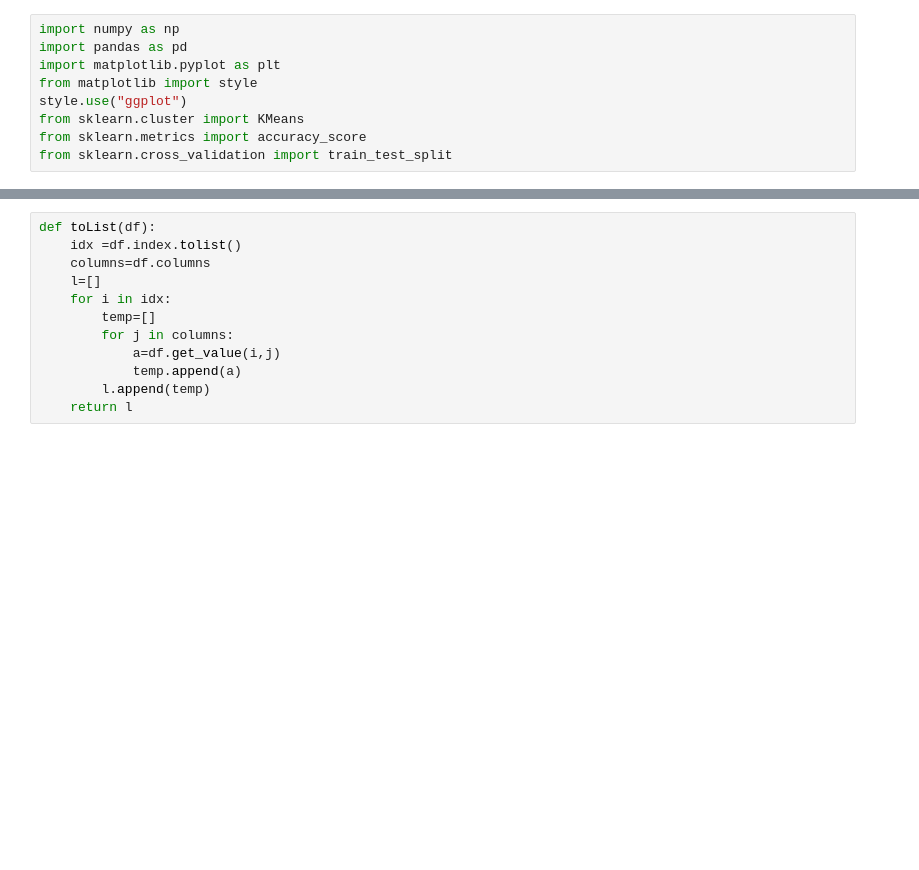
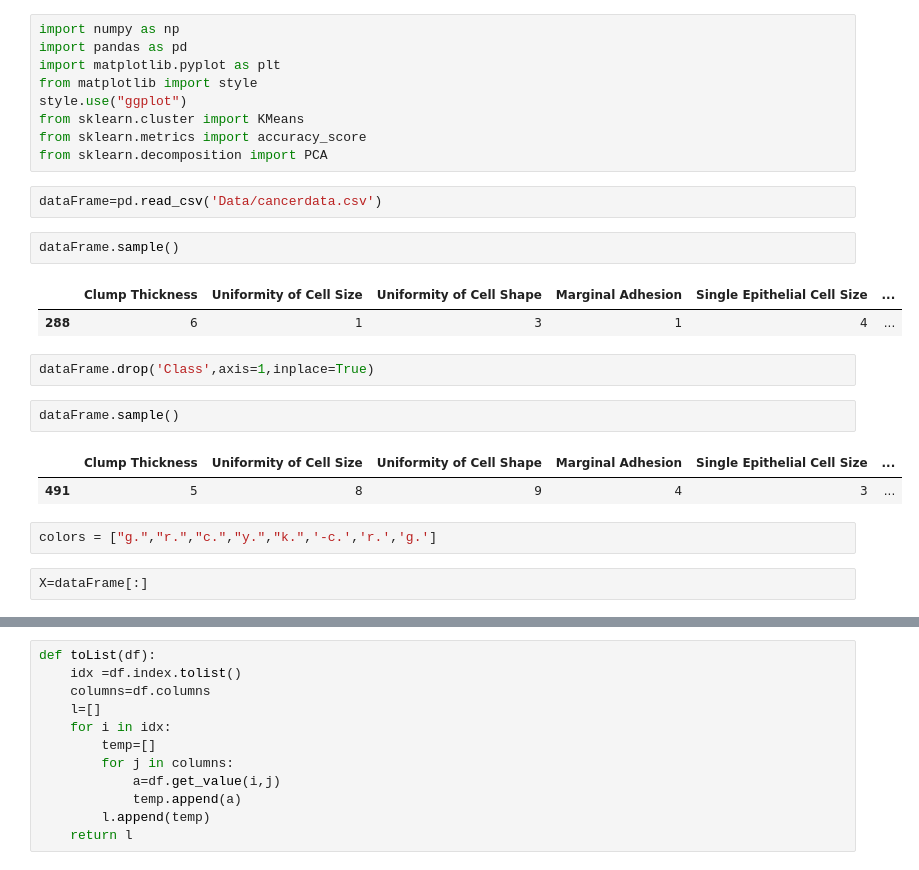
Before and after one commit to NikhilAshodariya/Machine-Learning, a Jupyter notebook: K-means+Clustering.ipynb, the cells around one changed output, grey strips where cells are left out. Drawn from its saved outputs; the diff is of its cells as text; blank space fills up the shorter version.

```diff
--- a/K-means+Clustering.ipynb
+++ b/K-means+Clustering.ipynb
@@ -6,4 +38,22 @@ from matplotlib import style
 style.use("ggplot")
 from sklearn.cluster import KMeans
 from sklearn.metrics import accuracy_score
-from sklearn.cross_validation import train_test_split
+from sklearn.decomposition import PCA
+# %%
+dataFrame=pd.read_csv('Data/cancerdata.csv')
+# %%
+dataFrame.sample()
+# %% [output]
+|  | Clump Thickness | Uniformity of Cell Size | Uniformity of Cell Shape | Marginal Adhesion | Single Epithelial Cell Size | ... |
+| 288 | 6 | 1 | 3 | 1 | 4 | ... |
+# %%
+dataFrame.drop('Class',axis=1,inplace=True)
+# %%
+dataFrame.sample()
+# %% [output]
+|  | Clump Thickness | Uniformity of Cell Size | Uniformity of Cell Shape | Marginal Adhesion | Single Epithelial Cell Size | ... |
+| 491 | 5 | 8 | 9 | 4 | 3 | ... |
+# %%
+colors = ["g.","r.","c.","y.","k.",'-c.','r.','g.']
+# %%
+X=dataFrame[:]
```
Also changed, not shown: parts of 17 cells of this notebook.
